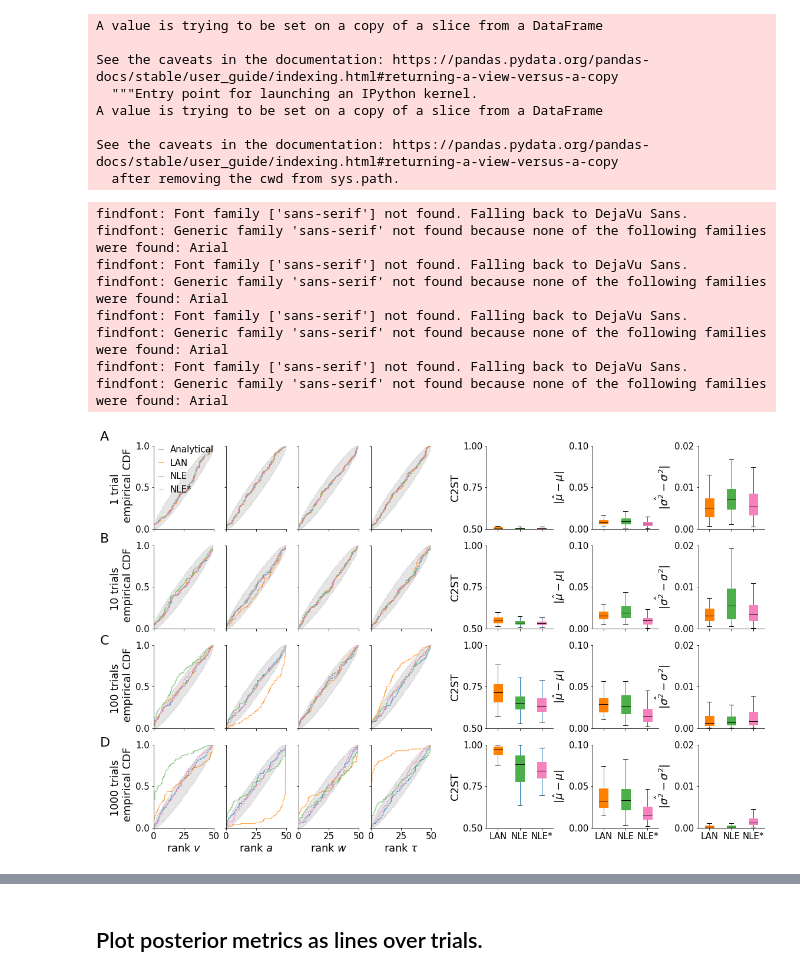
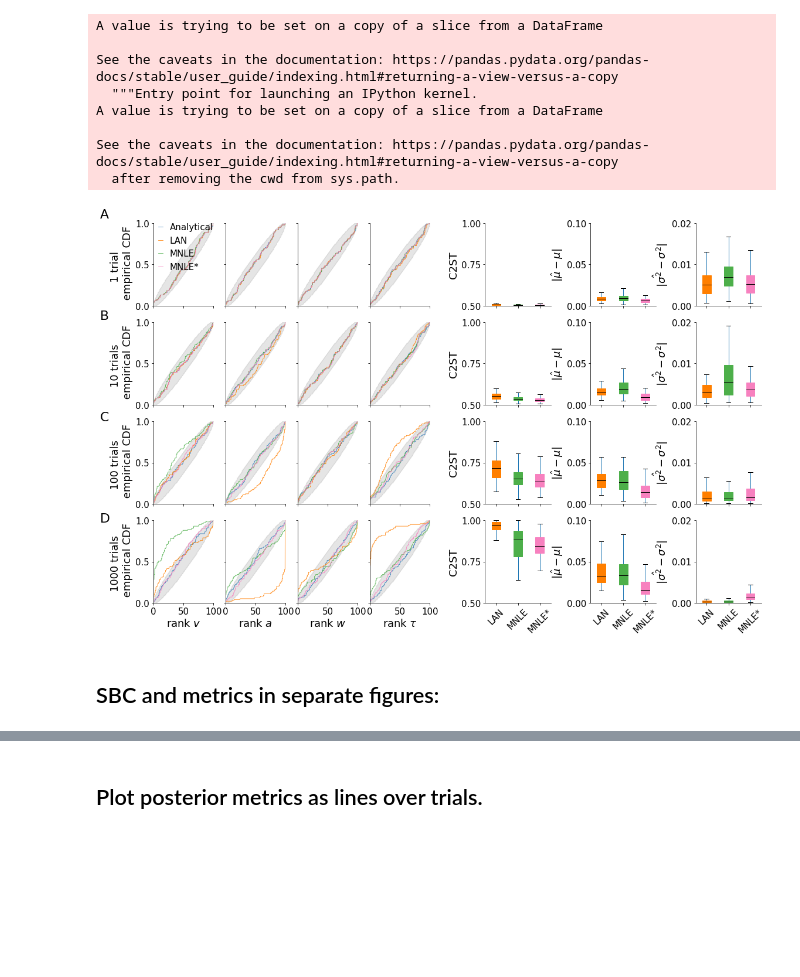
Before and after one commit to sbi-benchmark/sbibm, a Jupyter notebook: lan_nle_comparison/LAN-NLE-Figures.ipynb, the cells around one changed output, grey strips where cells are left out. Cells and saved outputs as stored; diff of their text form; code cells hidden in the pictures; blank space fills up the shorter version.

```diff
--- a/lan_nle_comparison/LAN-NLE-Figures.ipynb
+++ b/lan_nle_comparison/LAN-NLE-Figures.ipynb
@@ -965,7 +1000,7 @@ for jj in range(4):
                     alpha=alpha,
                    )
         plt.scatter(truth, nle_samples.mean(2)[jj, :, ii], s=s, color=colors[2],
-                    label=fr"NLE",
+                    label=fr"MNLE",
                     alpha=alpha,
                    )
         plt.plot(np.linspace(limits[ii][0], limits[ii][1], 100),
@@ -979,9 +1014,10 @@ for jj in range(4):
             plt.xlabel("true " + [r"$v$", r"$a$", r"$w$", r"$\tau$"][ii])
 
         if ii==0:
-            plt.ylabel(f"sample mean \n {[1, 10, 100, 1000][jj]} trial{'s' if jj>0 else ''}")
+            plt.ylabel(f"{[1, 10, 100, 1000][jj]} trial{'s' if jj>0 else ''} \n posterior mean")
+
         if ii==3 and jj==1:
-            plt.legend(loc=2, markerscale=1.5, handlelength=0.3, frameon=False);
+            plt.legend(loc=2, markerscale=1.2, handlelength=0.3, frameon=False);
 
 plt.tight_layout();
 fig.savefig("parameter-recovery-trials.png", dpi=300, bbox_inches="tight");
@@ -990,3 +1026,5 @@ fig.savefig("parameter-recovery-trials.png", dpi=300, bbox_inches="tight");
+# %%
+labels = ["Analytical", "LAN", "MNLE"]
 # %%
 fig, ax = plt.subplots(4, 4, figsize=(18, 11),
                       gridspec_kw=dict(wspace=0.33, hspace=0.25), sharex="col", sharey=True)
@@ -1145,8 +1183,9 @@ for jj in range(4):
     accs[jj,:] = torch.stack(out).numpy().reshape(-1)
 # %%
 ## Post-hoc SBC based on posterior samples
-L = 1000
-B = 5
+L = 10000 # number of posterior samples
+nbins = 100
+B = nbins
 
 ranks = np.zeros((len(num_trials_list), N, 4, 4)) # different trial settings, N, 4 params, 4 methods
 
@@ -1185,7 +1224,7 @@ dfens = pd.concat([
 df.algorithm[df.algorithm=="LAN-KDE"] = "LAN"
 
 # pseudo duplicate NLE results to then put in ensemble metrics.
-df.algorithm[df.algorithm=="NLE"] = "NLE*"
+df.algorithm[df.algorithm=="NLE"] = "MNLE*"
 df = df.append(dfens)
 
 df["num_trials"] = 1
@@ -1226,7 +1265,7 @@ num_methods = 4
 box_widths = [0.4] * (num_methods - 1)
 notch = True
 showfliers = False
-labels = ["Analytical", "LAN", "NLE", "NLE*"]
+labels = ["Analytical", "LAN", "MNLE", "MNLE*"]
 
 fig = plt.figure(figsize=(18, 12))
 outer_grid = fig.add_gridspec(1, 2, wspace=0.2, hspace=0.2, width_ratios=[.5, .5])
@@ -1239,7 +1278,6 @@ s = 20
 alpha=0.8
 limits = [[-2, 2], [0.5, 2.], [0.3, 0.7], [0.2, 1.8]]
 repeats = 50
-nbins = 50
 from scipy.stats import binom
 
 for kk in range(len(num_trials_list)):
@@ -1309,42 +1347,36 @@ for idx, num_trials in enumerate(num_trials_list):
         plt.ylabel(ylabels[ii])
 
         if ii < 2:
             plt.yticks(np.linspace(ticks[ii][0], ticks[ii][1], 3))
             plt.ylim(*ticks[ii])
         else:
             plt.yticks(np.linspace(ticks[ii][0], ticks[ii][1], 3 if idx < 3 else 3))
             plt.ylim(*ticks[ii])
+
+        if idx == 3:
+            plt.xticks([1, 2, 3], ["LAN", "MNLE", "MNLE*"], rotation=45)
     plt.suptitle("")
-    if idx == 3:
-        plt.xticks([1, 2, 3], ["LAN", "NLE", "NLE*"])
-
     ii = 0
     for row_key, (axi,row) in bdict.iteritems():
         ii += 1
         for i,box in enumerate(row['boxes']):
             box.set_color(colors[i+1])
 
 weight = "regular"
 fontsize = 22
 y1 = 0.91
 x1 = 0.03
 dx = 0.0
 dy = 0.2
 fig.text(x1, y1, "A", fontsize=fontsize, fontweight=weight)
 fig.text(x1, y1-2*dy, "C", fontsize=fontsize, fontweight=weight)
 fig.text(x1+dx, y1-dy, "B", fontsize=fontsize, fontweight=weight)
 fig.text(x1+dx, y1-3*dy, "D", fontsize=fontsize, fontweight=weight)
 # fig.text(x1, y1-0.53, "C", fontsize=fontsize, fontweight=weight)
 
 plt.tight_layout();
 fig.savefig("SBC-different-trials-absolute.png", dpi=300, bbox_inches="tight");
 # %% [output]
-findfont: Font family ['sans-serif'] not found. Falling back to DejaVu Sans.
-findfont: Generic family 'sans-serif' not found because none of the following families were found: Arial
-findfont: Font family ['sans-serif'] not found. Falling back to DejaVu Sans.
-findfont: Generic family 'sans-serif' not found because none of the following families were found: Arial
-findfont: Font family ['sans-serif'] not found. Falling back to DejaVu Sans.
-findfont: Generic family 'sans-serif' not found because none of the following families were found: Arial
-findfont: Font family ['sans-serif'] not found. Falling back to DejaVu Sans.
-findfont: Generic family 'sans-serif' not found because none of the following families were found: Arial
-[figure, old version]
+[figure, new version]
+# %% [markdown]
+## SBC and metrics in separate figures:
```
Also changed, not shown: parts of 18 cells of this notebook.
